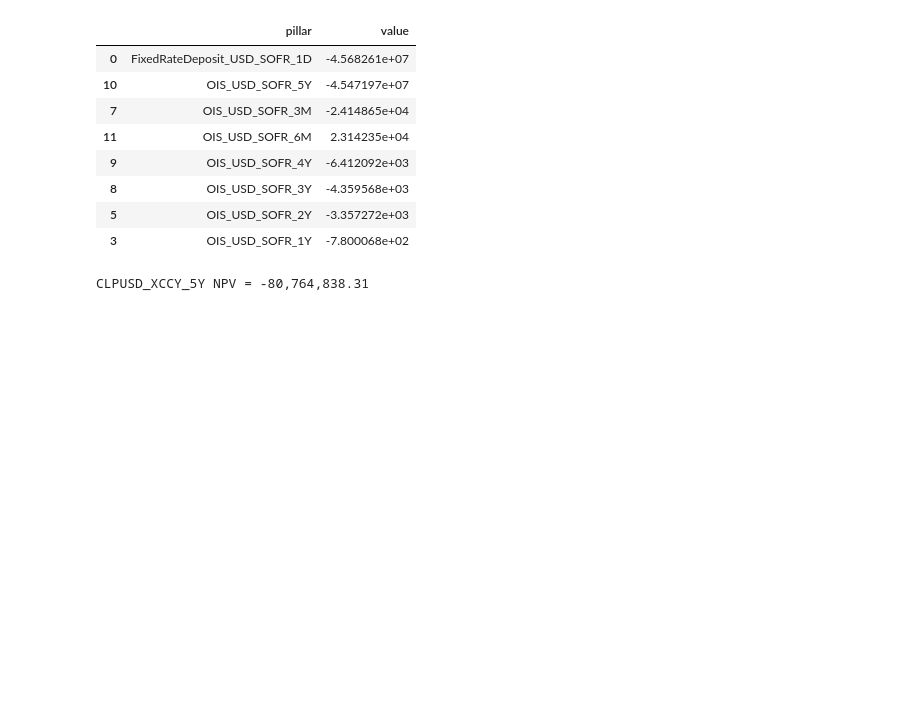
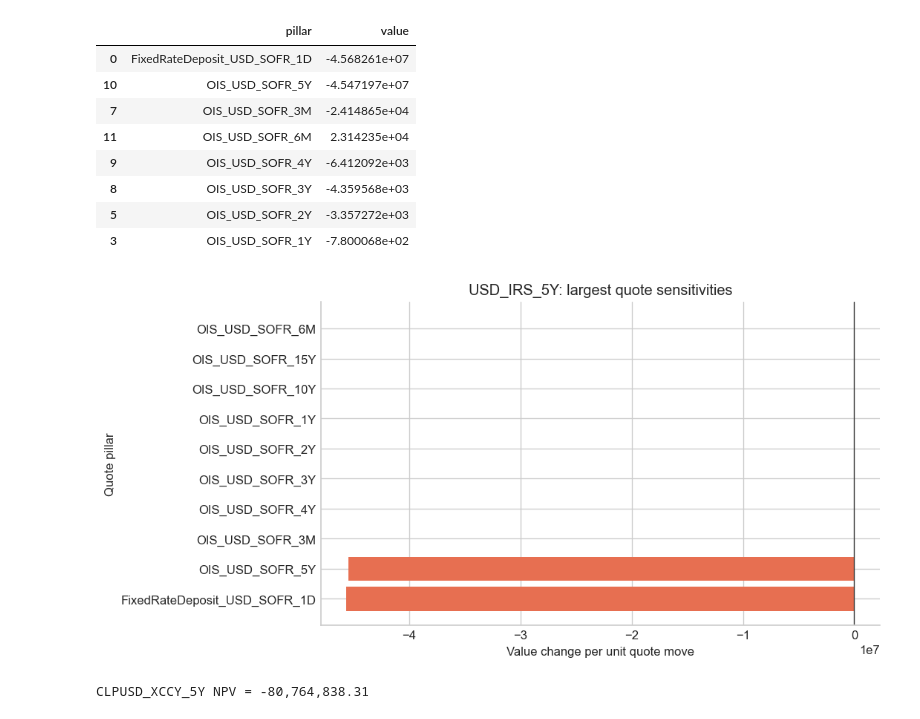
Before and after one commit to jmelo11/rustatlas, a Jupyter notebook: bindings/python/examples/tour.ipynb, the cells around one changed output. Drawn from its saved outputs; the diff is of its cells as text; code cells hidden in the pictures; blank space fills up the shorter version.

```diff
--- a/bindings/python/examples/tour.ipynb
+++ b/bindings/python/examples/tour.ipynb
@@ -327,6 +351,17 @@ sens.reindex(sens.value.abs().sort_values(ascending=False).index).head(8)
 | 8 | OIS_USD_SOFR_3Y | -4.359568e+03 |
 | 5 | OIS_USD_SOFR_2Y | -3.357272e+03 |
 | 3 | OIS_USD_SOFR_1Y | -7.800068e+02 |
+# %%
+# The largest quote deltas show which market inputs drive the swap value.
+top_sens = sens.assign(abs_value=sens["value"].abs()).nlargest(10, "abs_value").sort_values("value")
+fig, ax = plt.subplots(figsize=(9, 4.5))
+ax.barh(top_sens["pillar"], top_sens["value"], color=top_sens["value"].map(lambda value: "#2a9d8f" if value >= 0 else "#e76f51"))
+ax.axvline(0, color="#333333", linewidth=0.8)
+ax.set(title=f"{swap.identifier}: largest quote sensitivities", xlabel="Value change per unit quote move", ylabel="Quote pillar")
+plt.tight_layout()
+plt.show()
+# %% [output]
+[figure, added]
 # %%
 xccy = qs.CrossCurrencySwap(
     identifier="CLPUSD_XCCY_5Y",
```
Also changed, not shown: parts of 4 cells of this notebook, 7 other files.
